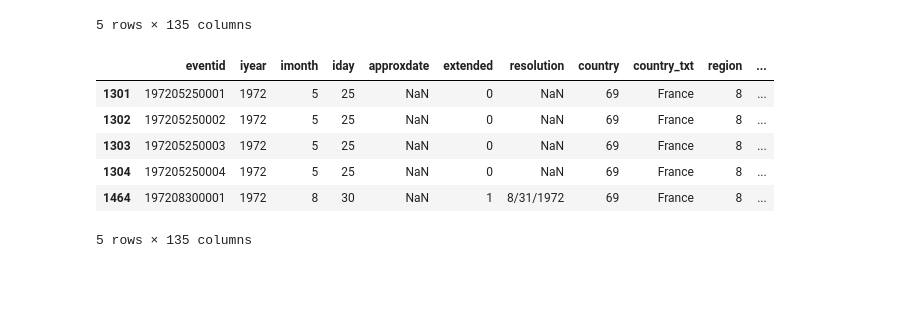
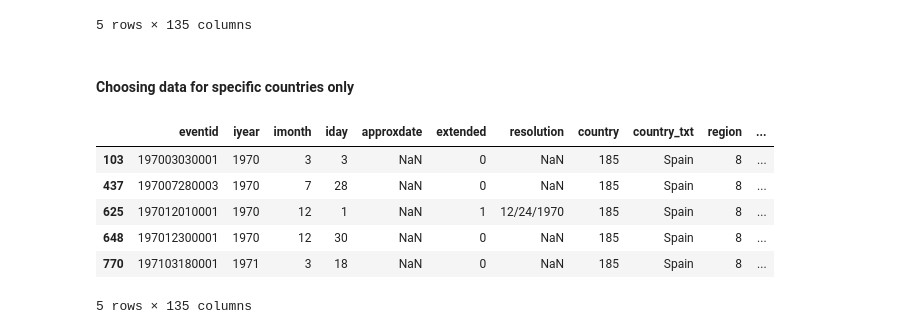
Before and after one commit to Algrabos/GBLTerror, a Jupyter notebook: Main.ipynb, the cells around one changed output. Drawn from its saved outputs; the diff is of its cells as text; code cells hidden in the pictures; blank space fills up the shorter version.

```diff
--- a/Main.ipynb
+++ b/Main.ipynb
@@ -14,16 +25,21 @@ data.head()
 | 3 | 197001000002 | 1970 | 1 | 0 | NaN | 0 | NaN | 78 | Greece | 8 | ... |
 | 4 | 197001000003 | 1970 | 1 | 0 | NaN | 0 | NaN | 101 | Japan | 4 | ... |
 5 rows × 135 columns
+# %% [markdown]
+#### Choosing data for specific countries only
 # %%
 is_France =  data['country_txt']=='France'
+data_France = data[is_France]
+data_France.head()
 
-data_2002 = data[is_France]
-data_2002.head()
+is_Spain =  data['country_txt']=='Spain'
+data_Spain = data[is_Spain]
+data_Spain.head()
 # %% [output]
 |  | eventid | iyear | imonth | iday | approxdate | extended | resolution | country | country_txt | region | ... |
-| 1301 | 197205250001 | 1972 | 5 | 25 | NaN | 0 | NaN | 69 | France | 8 | ... |
-| 1302 | 197205250002 | 1972 | 5 | 25 | NaN | 0 | NaN | 69 | France | 8 | ... |
-| 1303 | 197205250003 | 1972 | 5 | 25 | NaN | 0 | NaN | 69 | France | 8 | ... |
-| 1304 | 197205250004 | 1972 | 5 | 25 | NaN | 0 | NaN | 69 | France | 8 | ... |
-| 1464 | 197208300001 | 1972 | 8 | 30 | NaN | 1 | 8/31/1972 | 69 | France | 8 | ... |
+| 103 | 197003030001 | 1970 | 3 | 3 | NaN | 0 | NaN | 185 | Spain | 8 | ... |
+| 437 | 197007280003 | 1970 | 7 | 28 | NaN | 0 | NaN | 185 | Spain | 8 | ... |
+| 625 | 197012010001 | 1970 | 12 | 1 | NaN | 1 | 12/24/1970 | 185 | Spain | 8 | ... |
+| 648 | 197012300001 | 1970 | 12 | 30 | NaN | 0 | NaN | 185 | Spain | 8 | ... |
+| 770 | 197103180001 | 1971 | 3 | 18 | NaN | 0 | NaN | 185 | Spain | 8 | ... |
 5 rows × 135 columns
```
Also changed, not shown: parts of 11 cells of this notebook, 1 other file.
